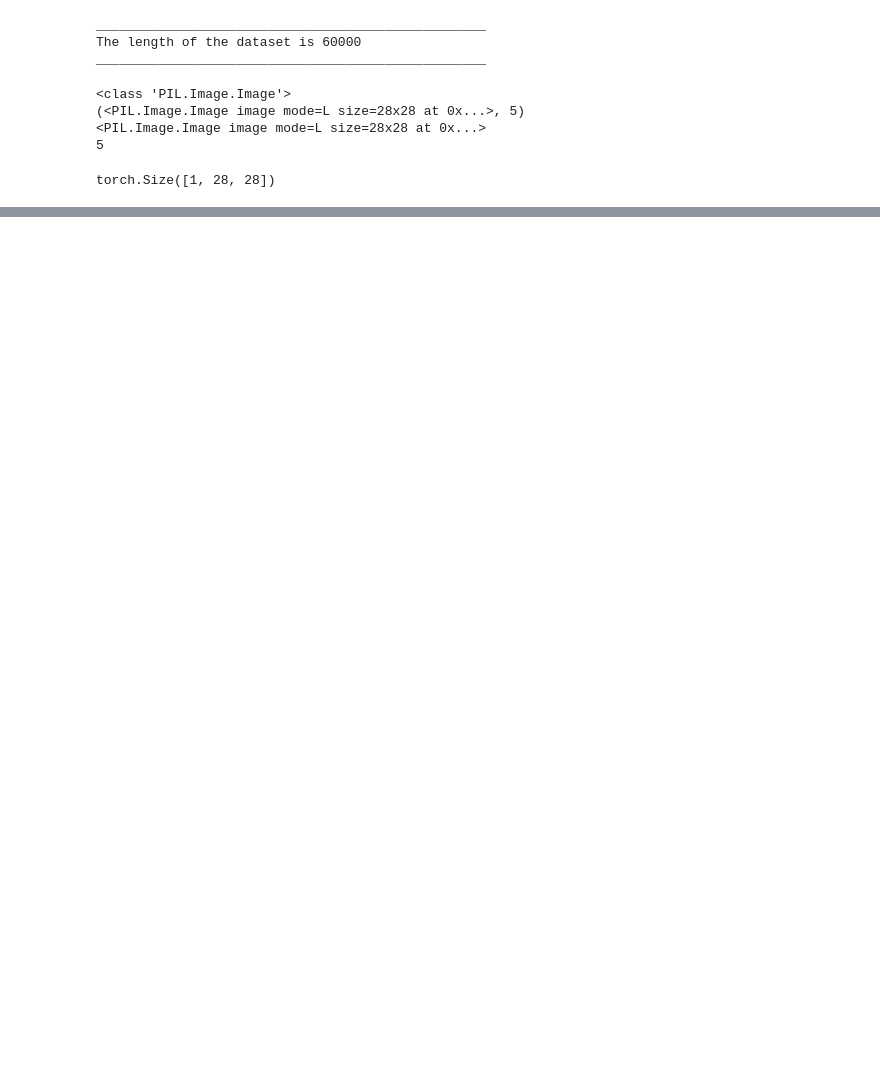
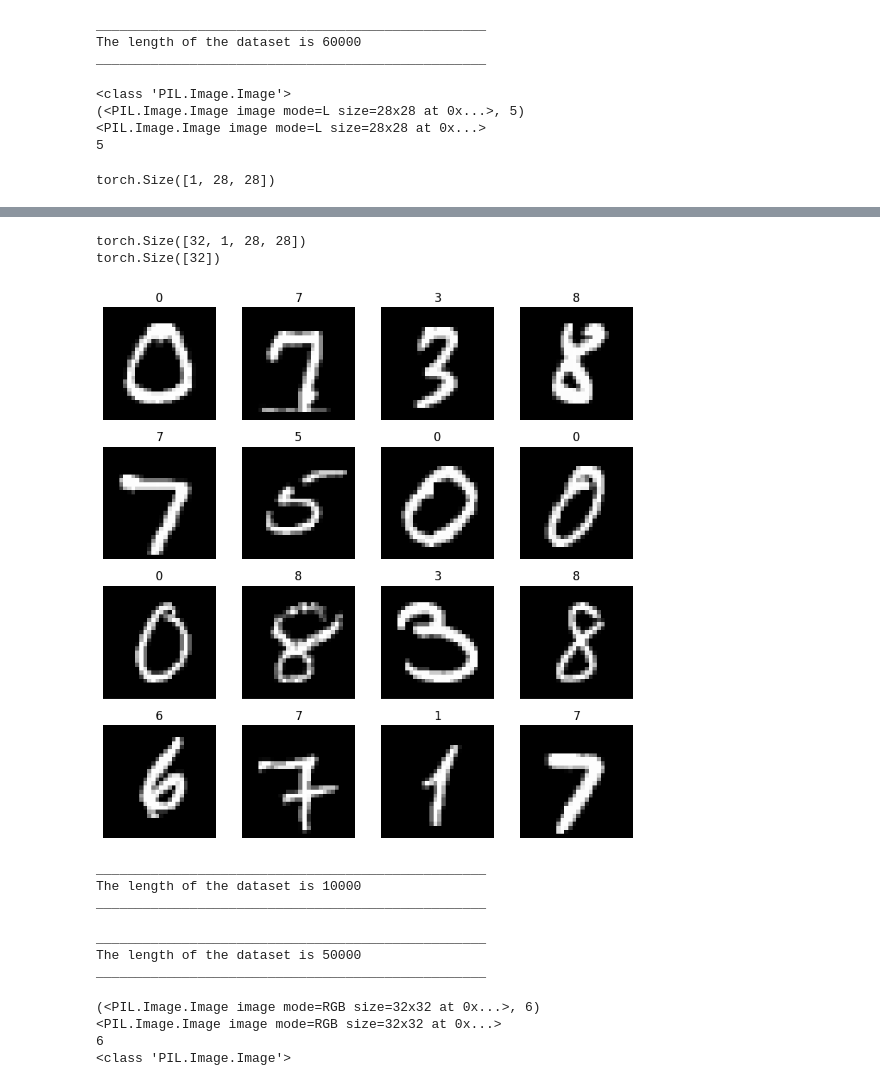
Before and after one commit to 23f1002879/Pytorch-Computer-Vision, a Jupyter notebook: notebooks/02_Dataset_Dataloader.ipynb, the cells around one changed output, grey strips where cells are left out. Saved outputs shown, nothing was run; the diff lists cells and outputs as text; code cells hidden in the pictures; blank space fills up the shorter version.

```diff
--- a/notebooks/02_Dataset_Dataloader.ipynb
+++ b/notebooks/02_Dataset_Dataloader.ipynb
@@ -51,0 +66,38 @@ torch.Size([1, 28, 28])
+# %%
+images, labels = next(iter(train_loader))
+
+print(images.shape)
+print(labels.shape)
+# %% [output]
+torch.Size([32, 1, 28, 28])
+torch.Size([32])
+# %%
+fig, axes = plt.subplots(4,4, figsize=(8,8))
+
+for i, ax in enumerate(axes.flatten()):
+
+    ax.imshow(images[i].squeeze(), cmap="gray")
+    ax.set_title(labels[i].item())
+    ax.axis("off")
+
+plt.tight_layout()
+plt.show()
+# %% [output]
+[figure, added]
+# %%
+# Loading Test Datasets
+
+test_datasets = datasets.MNIST(
+    root='data',
+    train=False,
+    download=True,
+    transform=transform
+)
+
+print('_'*50)
+print(f'The length of the dataset is {len(test_datasets)}')
+print('_'*50)
+# %% [output]
+__________________________________________________
+The length of the dataset is 10000
+__________________________________________________
@@ -51,0 +112,31 @@ torch.Size([1, 28, 28])
+# %%
+# Loading and Exploring the CIFAR Dataset
+
+trainDatasets = datasets.CIFAR10(
+    root='data',
+    train=True,
+    download=True
+)
+
+print('_'*50)
+print(f'The length of the dataset is {len(trainDatasets)}')
+print('_'*50)
+# %% [output]
+__________________________________________________
+The length of the dataset is 50000
+__________________________________________________
+# %%
+print(trainDatasets[0])
+
+image, label = trainDatasets[0]
+
+print(image)
+print(label)
+print(type(image))
+
+# Since it is a PIL Image, it needs to be transform before giving it into the neural network.
+# %% [output]
+(<PIL.Image.Image image mode=RGB size=32x32 at 0x...>, 6)
+<PIL.Image.Image image mode=RGB size=32x32 at 0x...>
+6
+<class 'PIL.Image.Image'>
```
Also changed, not shown: parts of 6 cells of this notebook.
